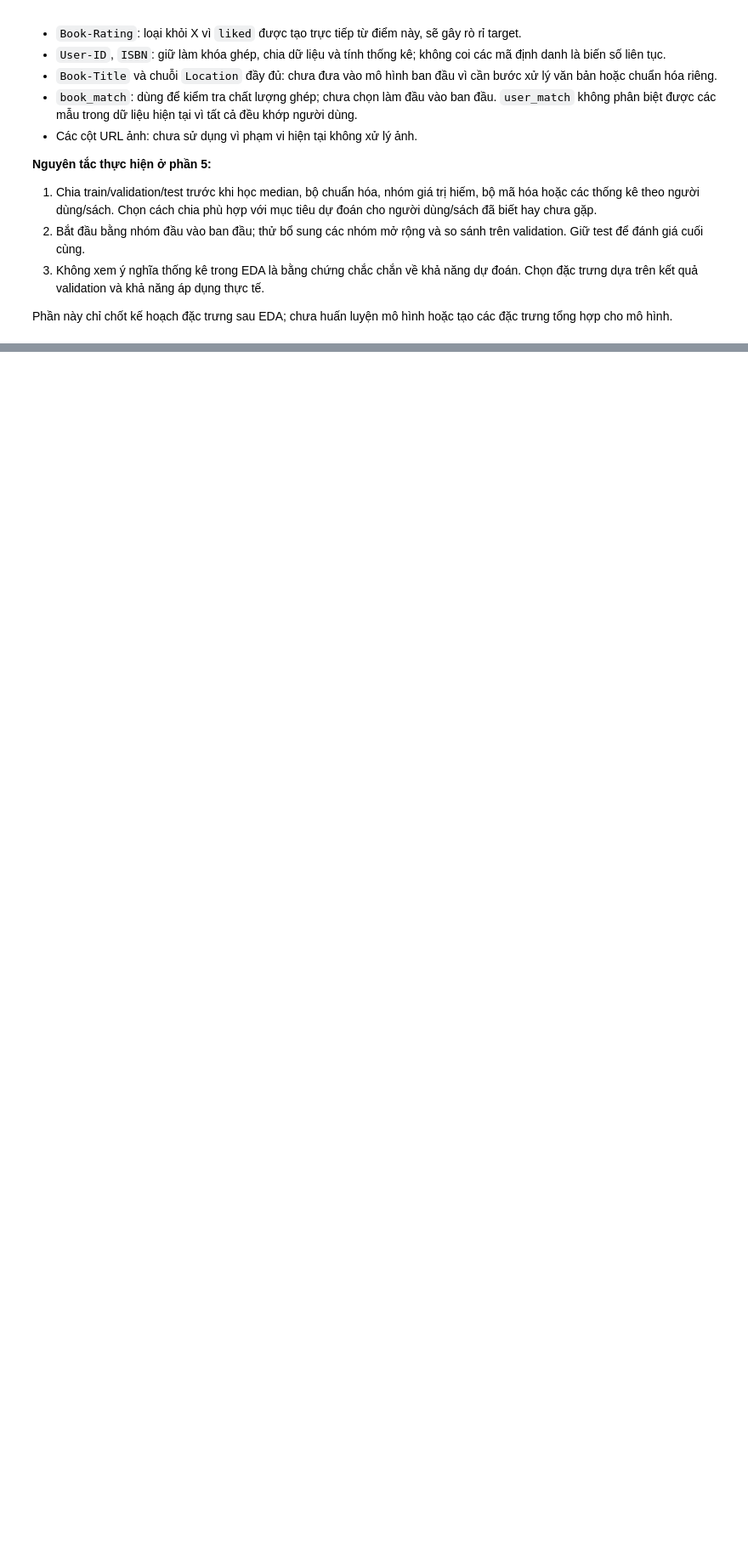
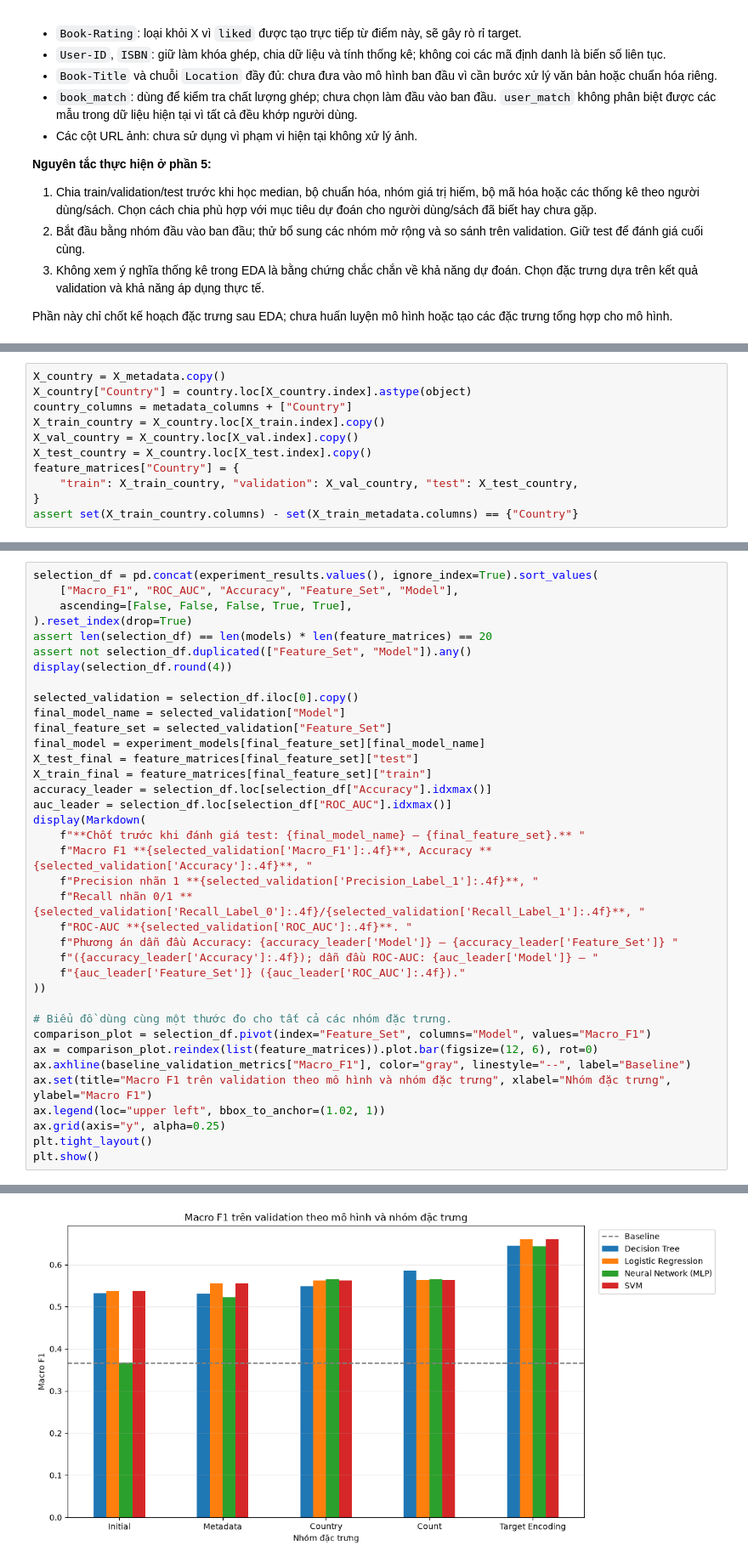
Before and after one commit to Bluenip/Data_analyst_python_midterm_project, a Jupyter notebook: mid_term_code.ipynb, the cells around one changed output, grey strips where cells are left out. Shown at 85% size. Saved outputs shown, nothing was run; the diff lists cells and outputs as text; blank space fills up the shorter version.

```diff
--- a/mid_term_code.ipynb
+++ b/mid_term_code.ipynb
@@ -836,0 +1318,11 @@ Phần này chỉ chốt kế hoạch đặc trưng sau EDA; chưa huấn luyệ
+# %%
+X_country = X_metadata.copy()
+X_country["Country"] = country.loc[X_country.index].astype(object)
+country_columns = metadata_columns + ["Country"]
+X_train_country = X_country.loc[X_train.index].copy()
+X_val_country = X_country.loc[X_val.index].copy()
+X_test_country = X_country.loc[X_test.index].copy()
+feature_matrices["Country"] = {
+    "train": X_train_country, "validation": X_val_country, "test": X_test_country,
+}
+assert set(X_train_country.columns) - set(X_train_metadata.columns) == {"Country"}
@@ -836,0 +1572,38 @@ Phần này chỉ chốt kế hoạch đặc trưng sau EDA; chưa huấn luyệ
+# %%
+selection_df = pd.concat(experiment_results.values(), ignore_index=True).sort_values(
+    ["Macro_F1", "ROC_AUC", "Accuracy", "Feature_Set", "Model"],
+    ascending=[False, False, False, True, True],
+).reset_index(drop=True)
+assert len(selection_df) == len(models) * len(feature_matrices) == 20
+assert not selection_df.duplicated(["Feature_Set", "Model"]).any()
+display(selection_df.round(4))
+
+selected_validation = selection_df.iloc[0].copy()
+final_model_name = selected_validation["Model"]
+final_feature_set = selected_validation["Feature_Set"]
+final_model = experiment_models[final_feature_set][final_model_name]
+X_test_final = feature_matrices[final_feature_set]["test"]
+X_train_final = feature_matrices[final_feature_set]["train"]
+accuracy_leader = selection_df.loc[selection_df["Accuracy"].idxmax()]
+auc_leader = selection_df.loc[selection_df["ROC_AUC"].idxmax()]
+display(Markdown(
+    f"**Chốt trước khi đánh giá test: {final_model_name} — {final_feature_set}.** "
+    f"Macro F1 **{selected_validation['Macro_F1']:.4f}**, Accuracy **{selected_validation['Accuracy']:.4f}**, "
+    f"Precision nhãn 1 **{selected_validation['Precision_Label_1']:.4f}**, "
+    f"Recall nhãn 0/1 **{selected_validation['Recall_Label_0']:.4f}/{selected_validation['Recall_Label_1']:.4f}**, "
+    f"ROC-AUC **{selected_validation['ROC_AUC']:.4f}**. "
+    f"Phương án dẫn đầu Accuracy: {accuracy_leader['Model']} — {accuracy_leader['Feature_Set']} "
+    f"({accuracy_leader['Accuracy']:.4f}); dẫn đầu ROC-AUC: {auc_leader['Model']} — "
+    f"{auc_leader['Feature_Set']} ({auc_leader['ROC_AUC']:.4f})."
+))
+
+# Biểu đồ dùng cùng một thước đo cho tất cả các nhóm đặc trưng.
+comparison_plot = selection_df.pivot(index="Feature_Set", columns="Model", values="Macro_F1")
+ax = comparison_plot.reindex(list(feature_matrices)).plot.bar(figsize=(12, 6), rot=0)
+ax.axhline(baseline_validation_metrics["Macro_F1"], color="gray", linestyle="--", label="Baseline")
+ax.set(title="Macro F1 trên validation theo mô hình và nhóm đặc trưng", xlabel="Nhóm đặc trưng", ylabel="Macro F1")
+ax.legend(loc="upper left", bbox_to_anchor=(1.02, 1))
+ax.grid(axis="y", alpha=0.25)
+plt.tight_layout()
+plt.show()
+# %% [output]
@@ -836,0 +1628 @@ Phần này chỉ chốt kế hoạch đặc trưng sau EDA; chưa huấn luyệ
+[figure, added]
```
Also changed, not shown: parts of 55 cells of this notebook, 3 other files.
